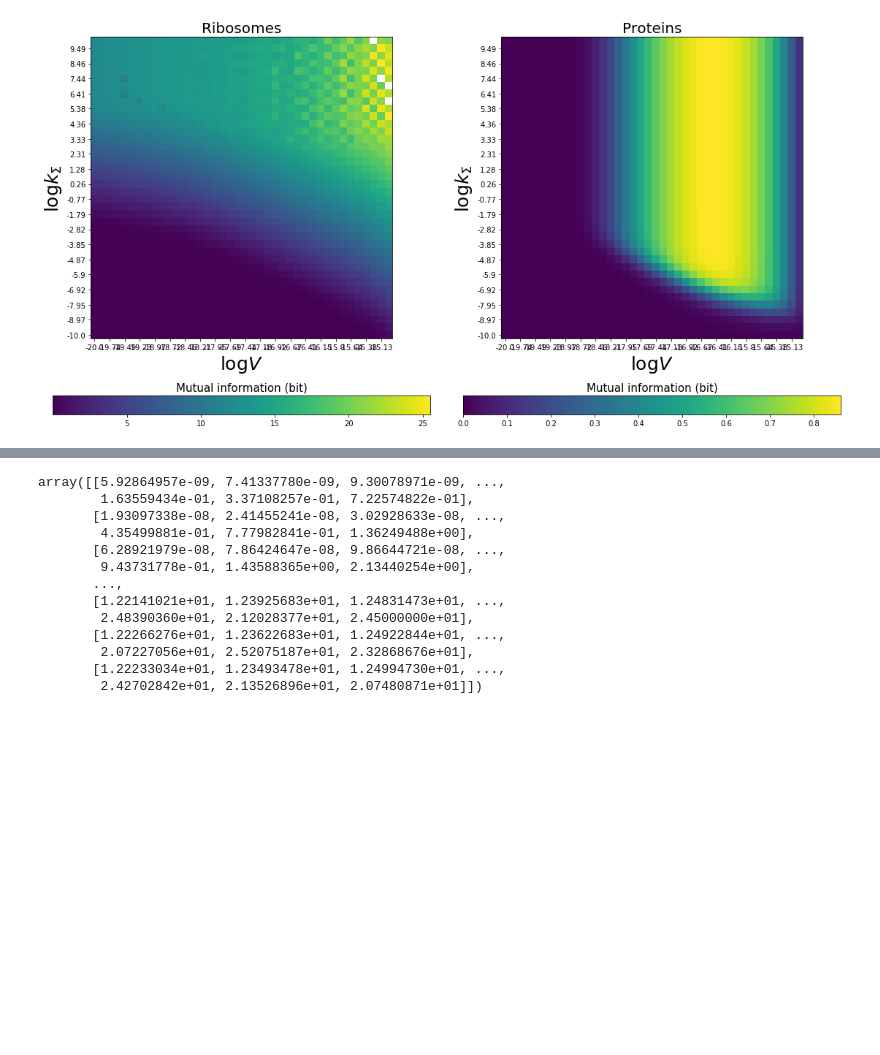
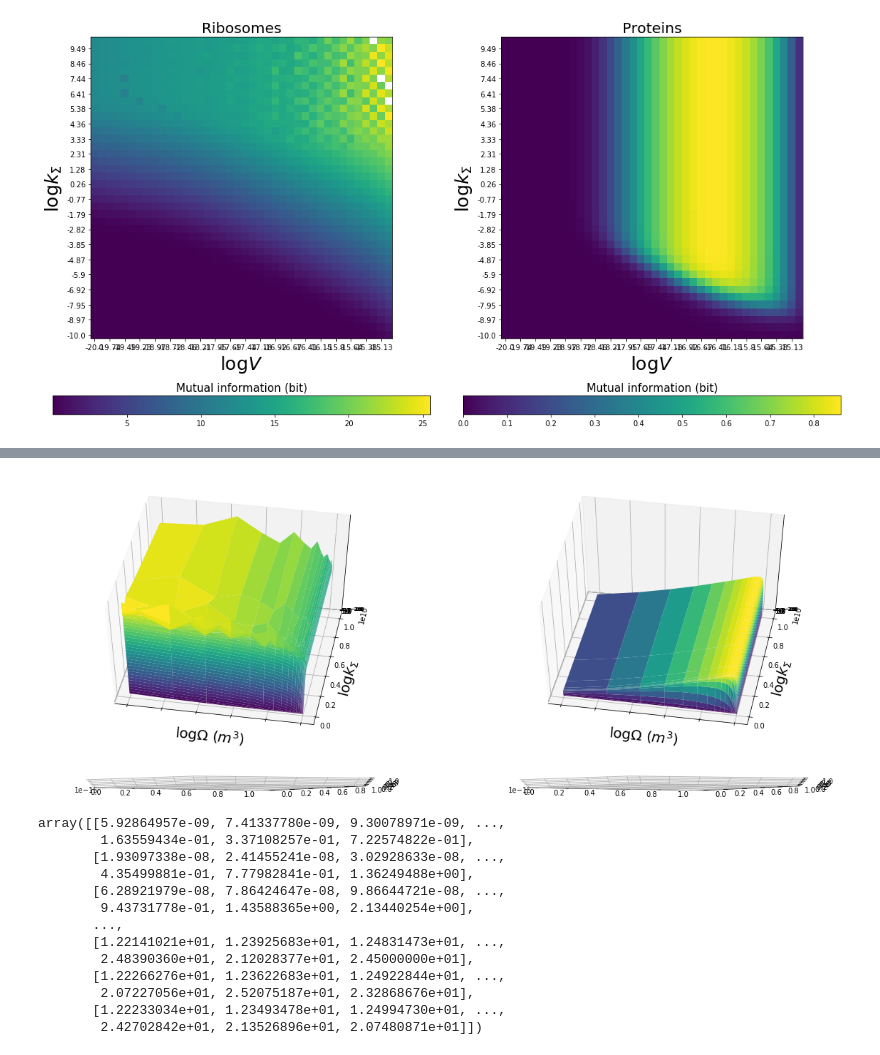
Before and after one commit to Ngort/Cellsim, a Jupyter notebook: Cellsim/MICollapse-real_scaling.ipynb, the cells around one changed output, grey strips where cells are left out. Cells and saved outputs as stored; diff of their text form; code cells hidden in the pictures; blank space fills up the shorter version.

```diff
--- a/Cellsim/MICollapse-real_scaling.ipynb
+++ b/Cellsim/MICollapse-real_scaling.ipynb
@@ -502,3 +502,34 @@ plt.show()
+# %%
+#traj_matrix[39,37].mi_ribo_div
+fig, axes = plt.subplots(2,2, figsize=(20,8),sharex=True,
+subplot_kw=dict(projection='3d'), gridspec_kw = {'height_ratios':[16, 1]})
+
+vv, ff = np.meshgrid(volumes, scaling_factors)
+
+axes[0,0].plot_surface(vv, ff, ribo_matrix, cmap='viridis')
+axes[0,1].plot_surface(vv, ff, prot_matrix, cmap='viridis')
+
+axes[0,0].set_xlabel(r'$\log{\Omega}$ $(m^3)$', size=20)
+axes[0,1].set_xlabel(r'$\log{\Omega}$ $(m^3)$', size=20)
+
+axes[0,0].set_ylabel(r'$\log{k_{\Sigma}}$', size=20)
+axes[0,1].set_ylabel(r'$\log{k_{\Sigma}}$', size=20)
+
+axes[0,0].set_zscale('log')
+axes[0,1].set_zscale('log')
+
+axes[0,0].set_zlim([0,25])
+axes[0,1].set_zlim([0,2])
+
+axes[0,0].invert_yaxis()
+axes[0,1].invert_yaxis()
+
+axes[0,0].view_init(50,100)
+axes[0,1].view_init(50,100)
+
+plt.show()
+# %% [output]
+[figure, added]
 # %%
 
 #traj_matrix[31,39].mi_ribo[traj_matrix[31,39].div_time_index+3]
```
Also changed, not shown: parts of 4 cells of this notebook.
